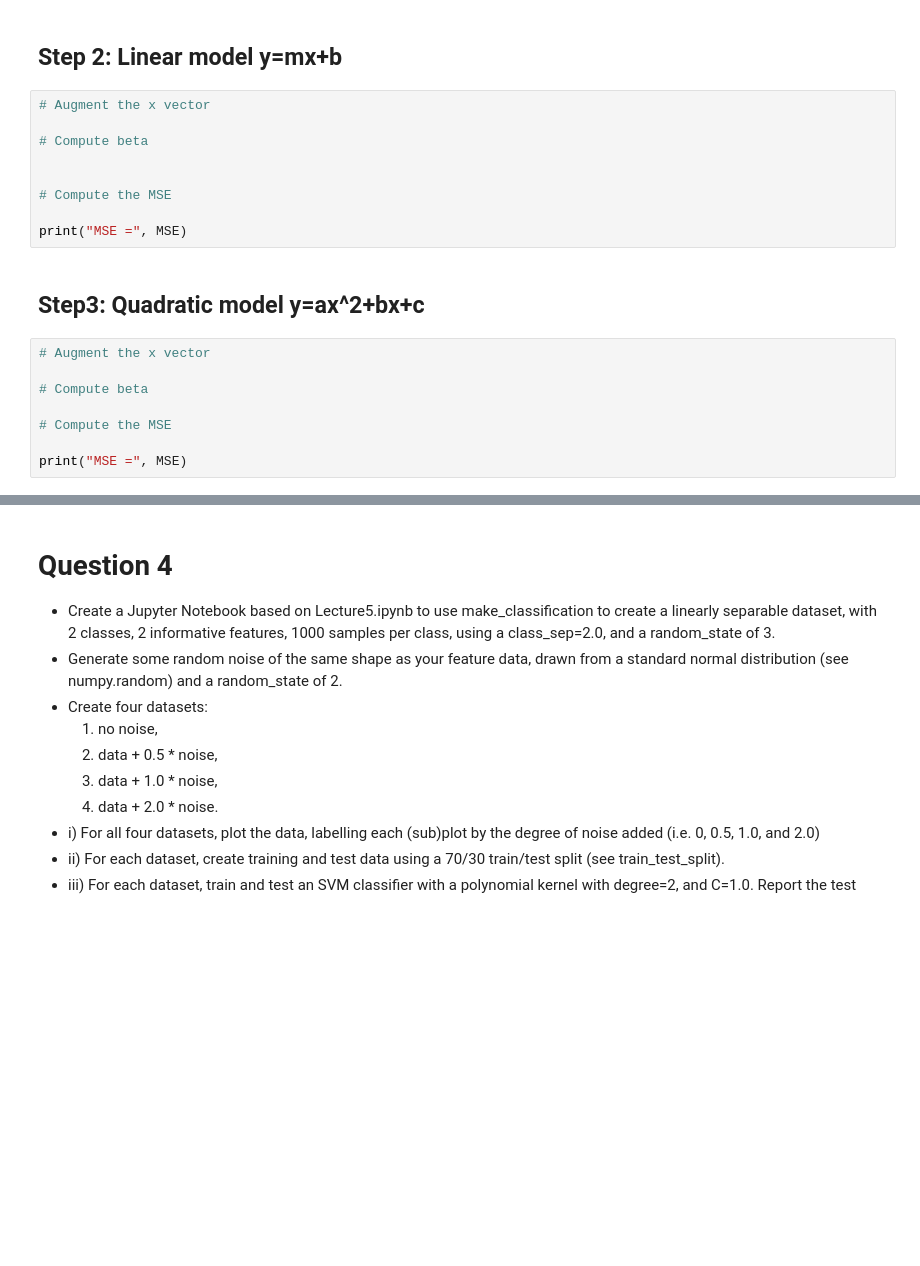
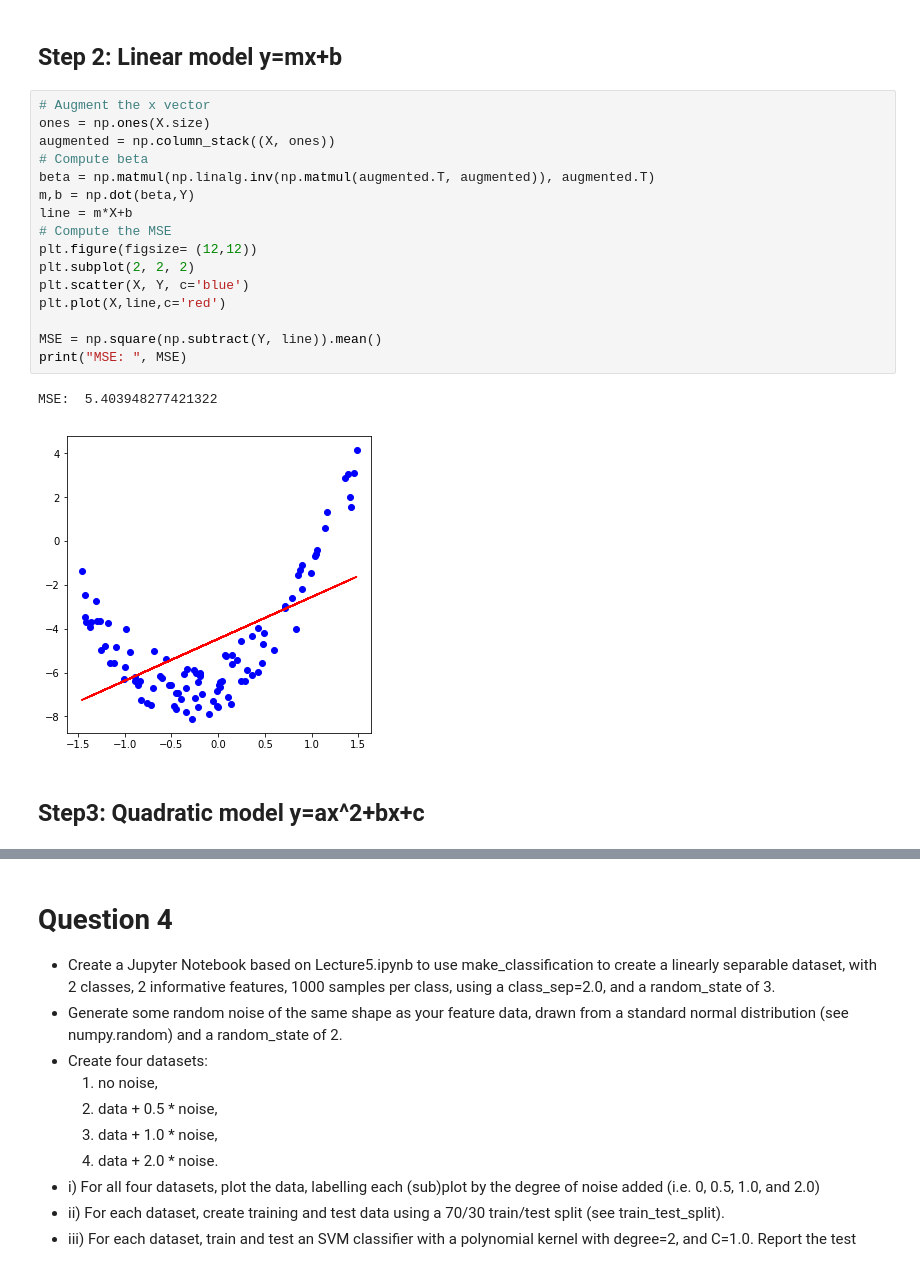
Before and after one commit to BrijPatel15/ML_Adventures, a Jupyter notebook: 1.ipynb, the cells around one changed output, grey strips where cells are left out. Cells and saved outputs as stored; diff of their text form; blank space fills up the shorter version.

```diff
--- a/1.ipynb
+++ b/1.ipynb
@@ -109,21 +101,23 @@ n = len(X)
 # %% [markdown]
 ## Step 2: Linear model y=mx+b
-# %%
-# Augment the x vector
-
-# Compute beta
-
-
-# Compute the MSE
-
-print("MSE =", MSE)
+# %%
+# Augment the x vector
+ones = np.ones(X.size)
+augmented = np.column_stack((X, ones))
+# Compute beta
+beta = np.matmul(np.linalg.inv(np.matmul(augmented.T, augmented)), augmented.T)
+m,b = np.dot(beta,Y)
+line = m*X+b
+# Compute the MSE
+plt.figure(figsize= (12,12))
+plt.subplot(2, 2, 2)
+plt.scatter(X, Y, c='blue')
+plt.plot(X,line,c='red')
+
+MSE = np.square(np.subtract(Y, line)).mean()
+print("MSE: ", MSE)
+# %% [output]
+MSE:  5.403948277421322
+[figure, added]
 # %% [markdown]
 ## Step3: Quadratic model y=ax^2+bx+c
-# %%
-# Augment the x vector
-
-# Compute beta
-
-# Compute the MSE
-
-print("MSE =", MSE)
```
Also changed, not shown: parts of 2 cells of this notebook.
